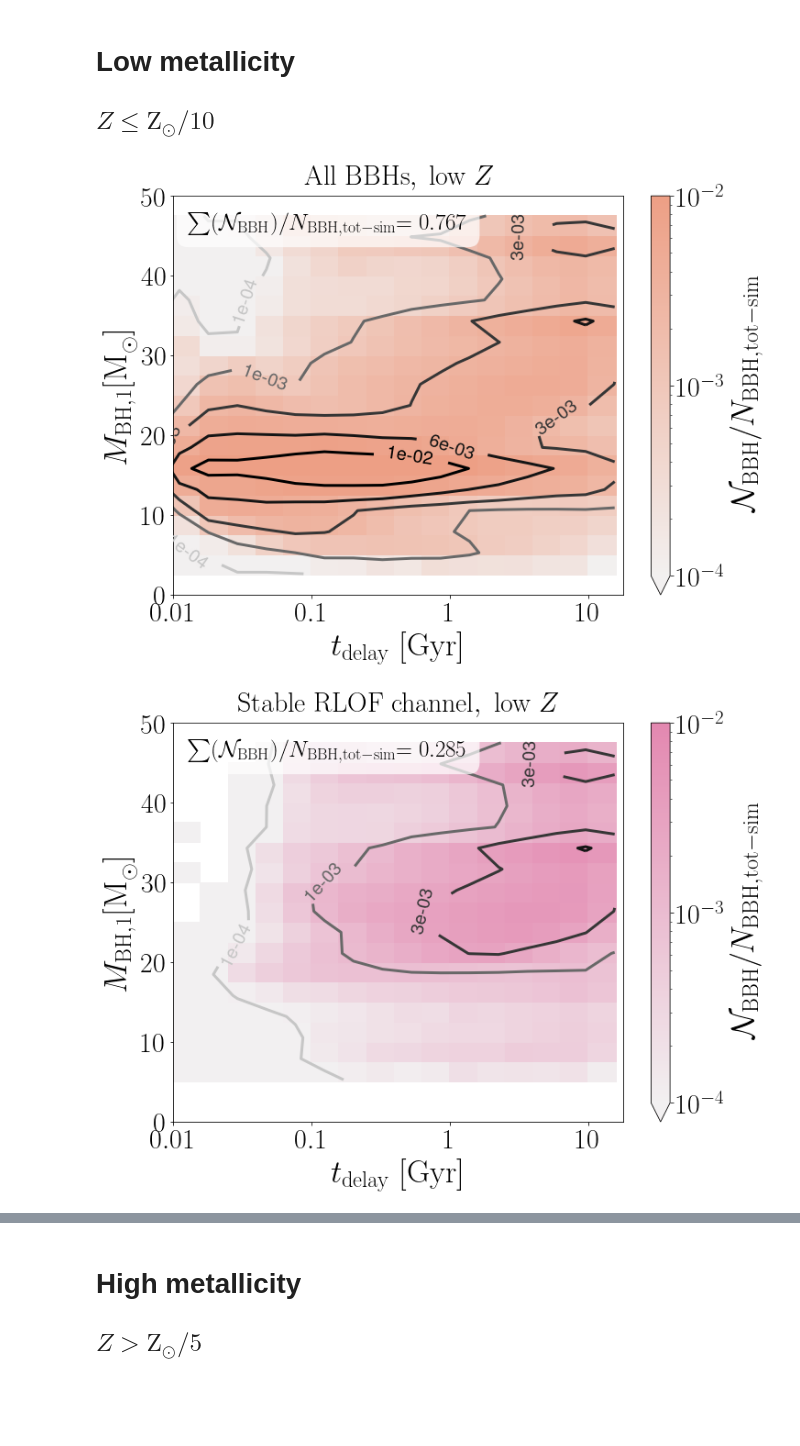
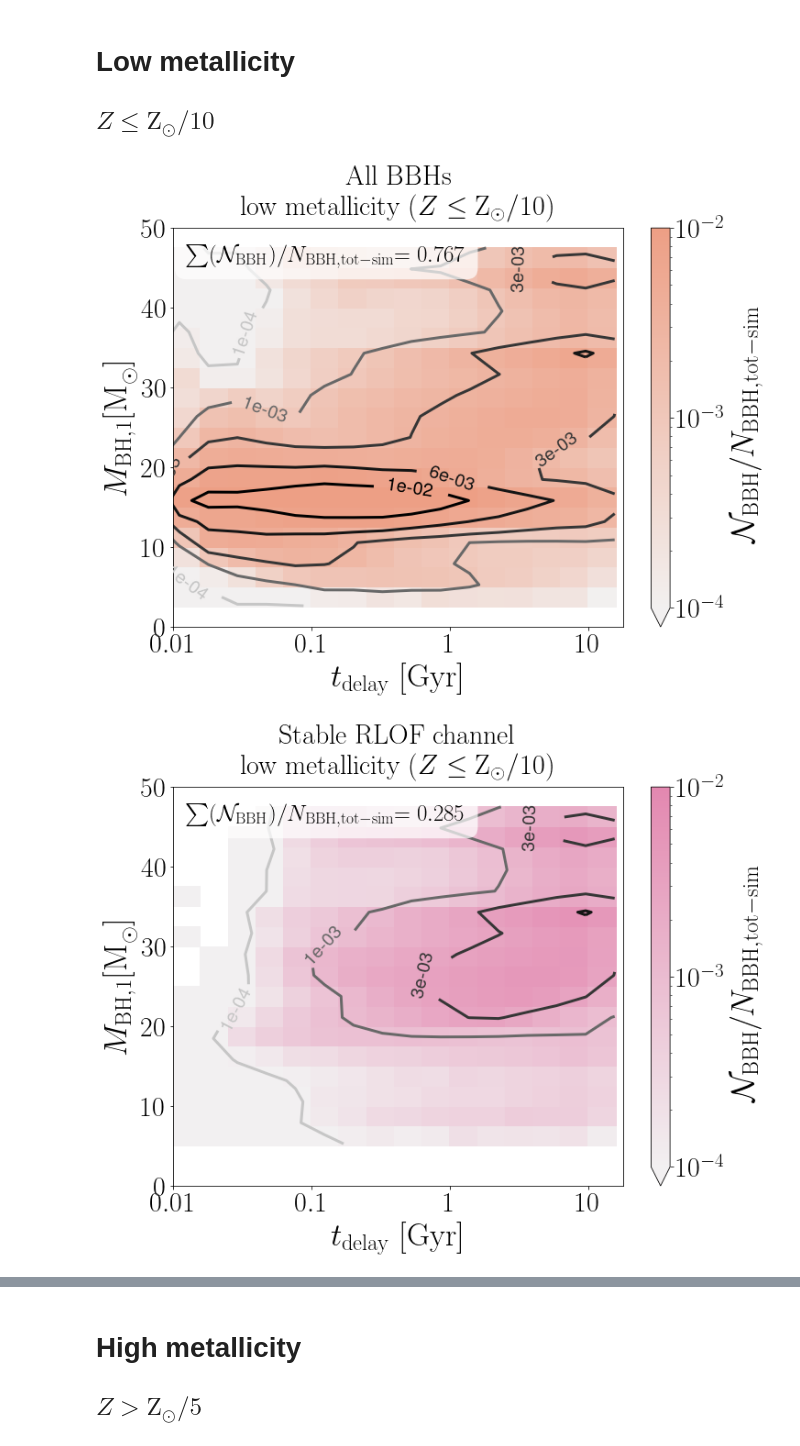
Before and after one commit to LiekeVanSon/RedshiftEvolution_BBHMergers_WeightyMatter, a Jupyter notebook: Code/2_Histograms_Mbh_tdelay.ipynb, the cells around one changed output, grey strips where cells are left out. Cells and saved outputs as stored; diff of their text form; code cells hidden in the pictures; blank space fills up the shorter version.

Commit message:
added mass ratio plots in hist (fig 2), and changed titles

```diff
--- a/Code/2_Histograms_Mbh_tdelay.ipynb
+++ b/Code/2_Histograms_Mbh_tdelay.ipynb
@@ -92,6 +92,8 @@ DCO['Metallicity@ZAMS(1)']   = File['DoubleCompactObjects']['Metallicity@ZAMS(1)
 DCO['CE_Event_Count']        = File['DoubleCompactObjects']['CE_Event_Count'][()]
 DCO['tDelay']                = File['DoubleCompactObjects']['Coalescence_Time'][()] + File['DoubleCompactObjects']['Time'][()]#Myr
 DCO['M_moreMassive']         = np.maximum(File['DoubleCompactObjects']['Mass(1)'][()], File['DoubleCompactObjects']['Mass(2)'][()])
+DCO['M_lessMassive']         = np.minimum(File['DoubleCompactObjects']['Mass(1)'][()], File['DoubleCompactObjects']['Mass(2)'][()])
+DCO['q_BBH']                 = DCO['M_lessMassive']/DCO['M_moreMassive']
 DCO['mixture_weight']        = File['DoubleCompactObjects']['mixture_weight'][()]
 
 SYS_DCO_seeds_bool           = np.in1d(File['SystemParameters']['SEED'][()], DCO['SEED']) #Bool to point SYS to DCO
@@ -120,7 +122,8 @@ Contains Figure 1, the 2D histogram of BBHs with an inspiral time < 14 Gyr
 Split by CE channel and stable RLOF channel
 # %%
 
-def plot_2dHist_MBH_tdelay(DCO, Bool, t_delay_bins = np.arange(0, 4.5, 0.2), mass_bins = np.arange(0,50, 2.5),
+def plot_2dHist_MBH_tdelay(DCO, Bool, t_delay_bins = np.arange(0, 4.5, 0.2), y_key = 'M_moreMassive',y_bins = np.arange(0,50, 2.5),
+                           ylabel = '$M_{\mathrm{BH, 1}} \mathrm{[M}_{\odot}]$', ylim = (0,50),
                            contour_levels = [1e-4, 1e-3, 1e-2, 1e-1], Vmin = 1e-3, Vmax = 0.8, normalize = 1.,
                            kleur = 'Oranges', title='No CE', savestr='All', save_plot=False):
     """
@@ -130,7 +133,10 @@ def plot_2dHist_MBH_tdelay(DCO, Bool, t_delay_bins = np.arange(0, 4.5, 0.2), mas
             DCO                --> [astropy table] table containing your merging BBHs
             Bool               --> [bool] bool of len DCO, to select a subsection of your merging BBHs
             t_delay_bins       --> [float array] array of bin edges used for delay time binning
-            mass_bins          --> [float array] array of bin edges used for delay mass binning
+            y_key              --> [string] key to investigate on y-axis
+            y_bins             --> [float array] array of bin edges used for y-value (mass) binning
+            ylabel             --> [string] label for y-axis
+            ylabel             --> [(float,float)] ymin and ymax values
             contour_levels     --> [float array] where to draw contours
             Vmin               --> [float] min of colour values
             Vmax               --> [float] max of colour values
@@ -153,16 +159,16 @@ def plot_2dHist_MBH_tdelay(DCO, Bool, t_delay_bins = np.arange(0, 4.5, 0.2), mas
     ################################################
     ###### 2d hist data ######
     X = np.log10(DCO['tDelay'][Bool]) # in Myr
-    Y = DCO['M_moreMassive'][Bool]
+    Y = DCO[y_key][Bool]
     # We will weigh our histogram by AIS weights (STROOPWAFEL weights)
     Z = (DCO['mixture_weight'][Bool])
 
-    # Count the values in the bins with numpy histogram2d (bins = time_edges x mass_edges)
-    counts, time_edges, mass_edges = np.histogram2d(X, Y, bins=[t_delay_bins, mass_bins],  density=False, weights=Z)
+    # Count the values in the bins with numpy histogram2d (bins = time_edges x ybin_edges)
+    counts, time_edges, ybin_edges = np.histogram2d(X, Y, bins=[t_delay_bins, y_bins],  density=False, weights=Z)
 
     # Define the binsizes and center locations
-    center_mass_bins = (mass_edges[:-1] + mass_edges[1:])/2.
-    mass_binsizes    = np.diff(mass_edges)
+    center_y_bins = (ybin_edges[:-1] + ybin_edges[1:])/2.
+    y_binsizes    = np.diff(ybin_edges)
     #
     center_time_bins = (time_edges[:-1] + time_edges[1:])/2.
     time_binsizes = np.diff(time_edges)
@@ -176,7 +182,7 @@ def plot_2dHist_MBH_tdelay(DCO, Bool, t_delay_bins = np.arange(0, 4.5, 0.2), mas
 
     ################################################
     ## Create colormesh
-    colorplot = ax.pcolormesh(center_time_bins, center_mass_bins, Z_histvals, cmap=kleur, shading='nearest',
+    colorplot = ax.pcolormesh(center_time_bins, center_y_bins, Z_histvals, cmap=kleur, shading='nearest',
                                norm= C_norm )
     cb = plt.colorbar(colorplot, format='$%1.4f$', extend='min')  #scientific notation: '%.0e', float notation %1.2f
     cb.set_label(label = r'$\mathcal{N}_{\mathrm{BBH}}/ N_{\mathrm{BBH,tot-sim}}$', size = 35) #10^6 M_{\odot}^{-1}
@@ -187,7 +193,7 @@ def plot_2dHist_MBH_tdelay(DCO, Bool, t_delay_bins = np.arange(0, 4.5, 0.2), mas
     ################################################
     ## Contour from hist
     contour_kleur = sns.light_palette("#10100E", as_cmap=True)
-    CS = plt.contour(Z_histvals, extent=[time_edges.min(),time_edges.max(),mass_edges.min(),mass_edges.max()],
+    CS = plt.contour(Z_histvals, extent=[time_edges.min(),time_edges.max(),ybin_edges.min(),ybin_edges.max()],
                      linewidths=3,  cmap='Greys', levels= contour_levels,
                      norm = matplotlib.colors.LogNorm(vmin = 0.1 * Vmin, vmax = Vmax ), extend='both')
 
@@ -196,18 +202,18 @@ def plot_2dHist_MBH_tdelay(DCO, Bool, t_delay_bins = np.arange(0, 4.5, 0.2), mas
 
     ################################################
     ###### Plot values ######
-    ax.set_ylabel('$M_{\mathrm{BH, 1}} \mathrm{[M}_{\odot}]$', size = 35)
+    ax.set_ylabel(ylabel, size = 35)
     ax.set_xlabel('$t_{\mathrm{delay} } \ \mathrm{[Gyr]}$', size = 35)
 
     # Add title and fraction of total
     ax.set_title(title, ha='center', va='bottom', fontsize = 30)
-    ax.text(1.11, 45, s=r'$\sum(\mathcal{N}_{\mathrm{BBH}})/ N_{\mathrm{BBH,tot-sim}} $'+'$= {}$'.format( np.round(np.sum(counts)/normalize,3)  ), ha='left', va='bottom', fontsize = 25,
-            bbox=dict(facecolor='white', edgecolor='none', boxstyle='round,pad=0.5', alpha = 0.7))
+    ax.text(0.03, 0.9, s=r'$\sum(\mathcal{N}_{\mathrm{BBH}})/ N_{\mathrm{BBH,tot-sim}} $'+'$= {}$'.format( np.round(np.sum(counts)/normalize,3)  ), ha='left', va='bottom', fontsize = 25,
+            bbox=dict(facecolor='white', edgecolor='none', boxstyle='round,pad=0.5', alpha = 0.7), transform = ax.transAxes)
 
     ax.set_xlim(1,4.25)
     plt.xticks(np.arange(1,5), ['$0.01$', '$0.1$', '$1$', '$10$'])
     plt.tick_params(axis='both', which='major', labelsize=30)
-    ax.set_ylim(0,50)
+    ax.set_ylim(ylim)
 
 
     if save_plot:
@@ -221,39 +227,36 @@ def plot_2dHist_MBH_tdelay(DCO, Bool, t_delay_bins = np.arange(0, 4.5, 0.2), mas
 # Low metallicity
 ## $Z \leq \mathrm{Z_{\odot}}/10 $
 # %%
-metal_border = 0.014/10.
-
-
 #######################
 # Low metallicity
-low_Z_bool  = DCO['Metallicity@ZAMS(1)'] <= metal_border
+low_Z_bool  = DCO['Metallicity@ZAMS(1)'] <= 0.014/10.
 
 
 ## All BBH
 Bool =  DCO_mask *nonCHE_bool * low_Z_bool
 kleur_map = sns.light_palette("#ED9F85", as_cmap=True)
-Tot_counts = plot_2dHist_MBH_tdelay(DCO, Bool, title='$\mathrm{All \ BBHs, \ low} \ Z$',  normalize = N_BBH_tot,
+Tot_counts = plot_2dHist_MBH_tdelay(DCO, Bool, title='$\mathrm{All \ BBHs}$'+'\n'+'$\mathrm{low \ metallicity}  \ (Z\leq \mathrm{Z_{\odot}}/10 )$',  normalize = N_BBH_tot,
                                     Vmin = 1e-4, Vmax = 0.01,contour_levels = [1e-4, 1e-3, 3e-3,  6e-3, 1e-2],
                                     savestr= sim_save_str+'All_lowZ', kleur = kleur_map, save_plot=True )
 
 
 
 ## No CE
 noCEbool = DCO['CE_Event_Count'] == 0
 Bool = noCEbool *DCO_mask * nonCHE_bool* low_Z_bool
 kleur_map = sns.light_palette("#e388b0", as_cmap=True)#
-Tot_counts = plot_2dHist_MBH_tdelay(DCO, Bool, title='$\mathrm{Stable \ RLOF \ channel, \ low} \ Z$',  normalize = N_BBH_tot,
+Tot_counts = plot_2dHist_MBH_tdelay(DCO, Bool, title='$\mathrm{Stable \ RLOF \ channel}$'+'\n'+'$\mathrm{low \ metallicity}  \ (Z\leq \mathrm{Z_{\odot}}/10 )$',  normalize = N_BBH_tot,
                                     Vmin = 1e-4, Vmax = 0.01,contour_levels = [1e-4,1e-3, 3e-3,  6e-3, 1e-2],
                                     savestr= sim_save_str+'RLOF_lowZ', kleur = kleur_map, save_plot=True )
 
 
 ## At least 1 CE
 CEbool = DCO['CE_Event_Count'] > 0
 Bool = CEbool *DCO_mask * nonCHE_bool* low_Z_bool
 kleur_map = sns.light_palette("#73bdb3", as_cmap=True)#
-Tot_counts = plot_2dHist_MBH_tdelay(DCO, Bool, title='$\mathrm{CE \ channel \ low} \ Z$',  normalize = N_BBH_tot,
+Tot_counts = plot_2dHist_MBH_tdelay(DCO, Bool, title='$\mathrm{CE \ channel}$'+'\n'+'$\mathrm{low \ metallicity}  \ (Z\leq \mathrm{Z_{\odot}}/10 )$',  normalize = N_BBH_tot,
                                     Vmin = 1e-4, Vmax = 0.01,contour_levels = [1e-4,1e-3, 3e-3,  6e-3, 1e-2],
                                     savestr= sim_save_str+'CE_lowZ', kleur = kleur_map, save_plot=True )
 # %% [output]
-[figure, old version]
+[figure, new version]
-[figure, old version]
+[figure, new version]
```
Also changed, not shown: parts of 9 cells of this notebook, 48 other files.
